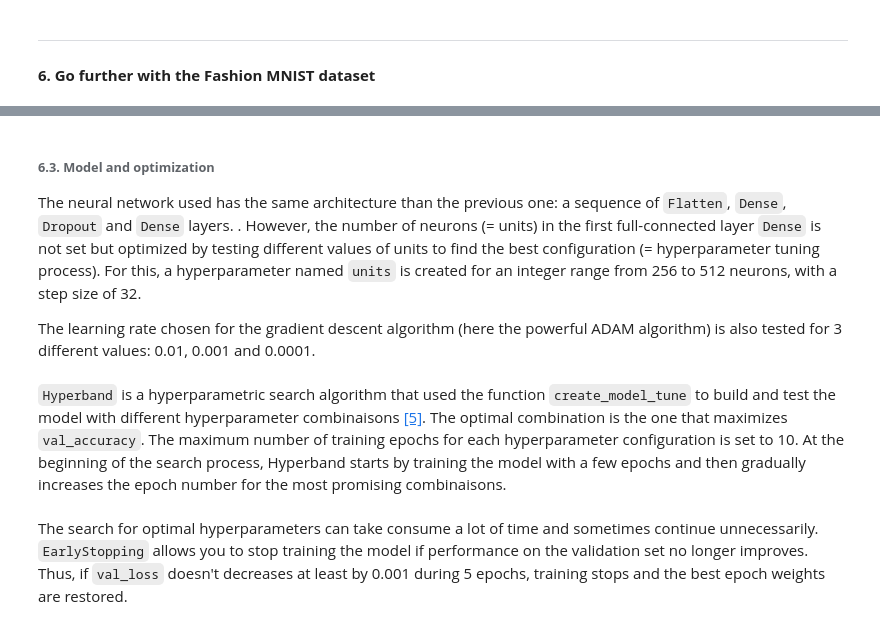
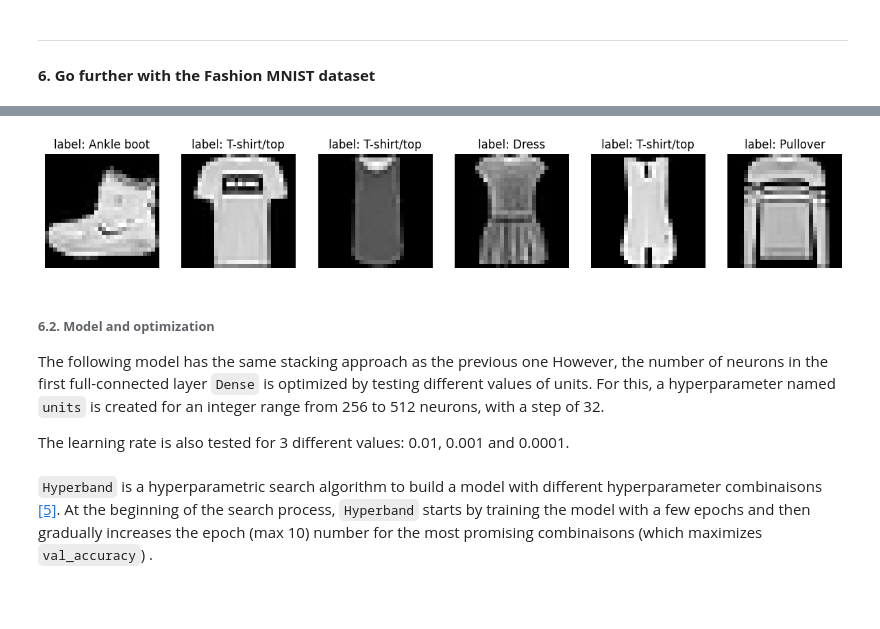
Before and after one commit to Benjamin-morel/TensorFlow, a Jupyter notebook: 01_classification_image.ipynb, the cells around one changed output, grey strips where cells are left out. Saved outputs shown, nothing was run; the diff lists cells and outputs as text; code cells hidden in the pictures; blank space fills up the shorter version.

```diff
--- a/01_classification_image.ipynb
+++ b/01_classification_image.ipynb
@@ -76,9 +69,8 @@ def get_github_files():
 # %%
 # Function 1: plot a sample of nb image with the label as title
 def show_data(image, labels, nb):
-  fig = px.imshow(image[:nb, :, :], color_continuous_scale='gray_r', facet_col=0, binary_string=False)
+  plt.figure(figsize=(15, 3))
   for i, label in enumerate(labels[:nb]):
-    fig.layout.annotations[i]['text'] = 'label: %s' % label
-  fig.update_layout(margin=dict(l=20, r=20, t=100, b=100), width=1500, height=300)
-  fig.update_yaxes(visible=False, showticklabels=False), fig.update_xaxes(visible=False, showticklabels=False), fig.update(layout_coloraxis_showscale=False)
-  fig.show()
+    plt.subplot(1,nb, i+1)
+    plt.imshow(image[i, :, :], cmap='gray')
+    plt.title('label: %s' %label), plt.axis("off")
@@ -314,14 +276,14 @@ A brief visualization of the images in this database is presented by using funct
 # %%
 fashion_mnist = tf.keras.datasets.fashion_mnist # import fashion MNIST dataset
 
-(train_images, train_labels), (test_images, test_labels) = fashion_mnist.load_data() # create training and test tensors
-train_images, test_images = train_images / 255.0, test_images / 255.0 # pre-processing training and test data
+(train_images, train_labels), (test_images, test_labels) = fashion_mnist.load_data()
+train_images, test_images = train_images / 255.0, test_images / 255.0 # pre-processing
 
-class_names = ['T-shirt/top', 'Trouser', 'Pullover', 'Dress', 'Coat', 'Sandal', 'Shirt', 'Sneaker', 'Bag', 'Ankle boot'] # label clothe names definition
+class_names = ['T-shirt/top', 'Trouser', 'Pullover', 'Dress', 'Coat', 'Sandal', 'Shirt', 'Sneaker', 'Bag', 'Ankle boot'] # label clothing names
 
 train_labels = tf.cast(train_labels, tf.int32) # convert int8 into int32
 train_labels_name = tf.gather(class_names, train_labels) # map class_names with train_labels
-train_labels_name = [name.decode('utf-8') for name in train_labels_name.numpy()] # convert bytes into strings
+train_labels_name = [name.decode('utf-8') for name in train_labels_name.numpy()]
 
-show_data(train_images, train_labels_name, 10) # function defined in 1.2
+show_data(train_images, train_labels_name, 6)
 # %% [output]
@@ -329,8 +290,9 @@ show_data(train_images, train_labels_name, 10) # function defined in 1.2
+[figure, added]
 # %% [markdown]
-###### **6.3. Model and optimization**
+###### **6.2. Model and optimization**
 
-The neural network used has the same architecture than the previous one: a sequence of `Flatten`, `Dense`, `Dropout` and `Dense` layers. . However, the number of neurons (= units) in the first full-connected layer `Dense` is not set but optimized by testing different values of units to find the best configuration (= hyperparameter tuning process). For this, a hyperparameter named `units` is created for an integer range from 256 to 512 neurons, with a step size of 32.
+The following model has the same stacking approach as the previous one However, the number of neurons in the first full-connected layer `Dense` is optimized by testing different values of units. For this, a hyperparameter named `units` is created for an integer range from 256 to 512 neurons, with a step of 32.
 
-The learning rate chosen for the gradient descent algorithm (here the powerful ADAM algorithm) is also tested for 3 different values: 0.01, 0.001 and 0.0001.
+The learning rate is also tested for 3 different values: 0.01, 0.001 and 0.0001.
 # %%
 def create_model_tune(hp):
@@ -348,9 +311,7 @@ def create_model_tune(hp):
 
   return model
 # %% [markdown]
-`Hyperband` is a hyperparametric search algorithm that used the function `create_model_tune` to build and test the model with different hyperparameter combinaisons [[5]](https://arxiv.org/pdf/1603.06560). The optimal combination is the one that maximizes `val_accuracy`. The maximum number of training epochs for each hyperparameter configuration is set to 10. At the beginning of the search process, Hyperband starts by training the model with a few epochs and then gradually increases the epoch number for the most promising combinaisons.
+`Hyperband` is a hyperparametric search algorithm to build a model with different hyperparameter combinaisons [[5]](https://arxiv.org/pdf/1603.06560). At the beginning of the search process, `Hyperband` starts by training the model with a few epochs and then gradually increases the epoch (max 10) number for the most promising combinaisons (which maximizes `val_accuracy`) .
 # %%
 if training_phase == "Yes":
   tuner = kt.Hyperband(create_model_tune, objective='val_accuracy', max_epochs=10)
-# %% [markdown]
-The search for optimal hyperparameters can take consume a lot of time and sometimes continue unnecessarily. `EarlyStopping` allows you to stop training the model if performance on the validation set no longer improves. Thus, if `val_loss` doesn't decreases at least by 0.001 during 5 epochs, training stops and the best epoch weights are restored.
```
Also changed, not shown: parts of 76 cells of this notebook.
